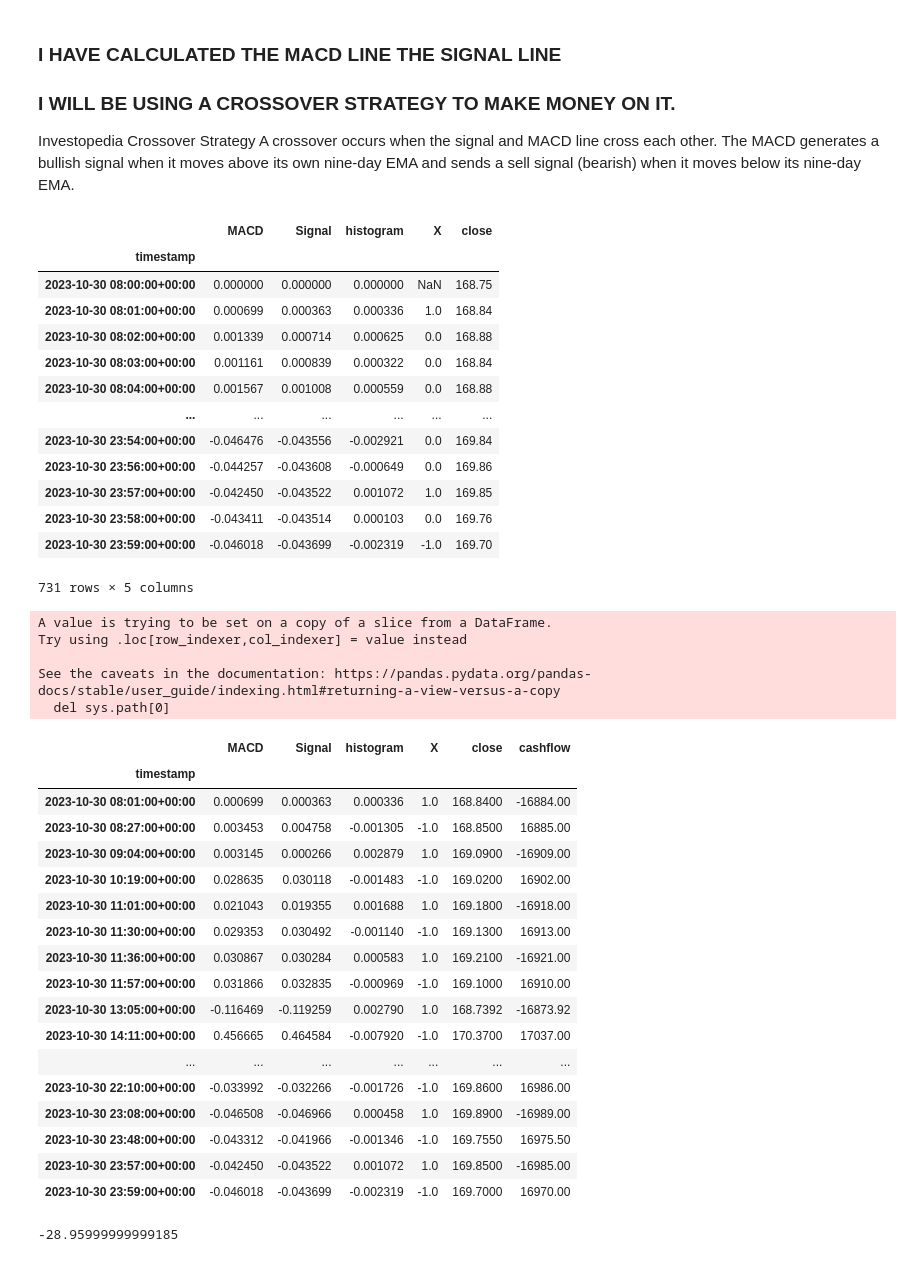
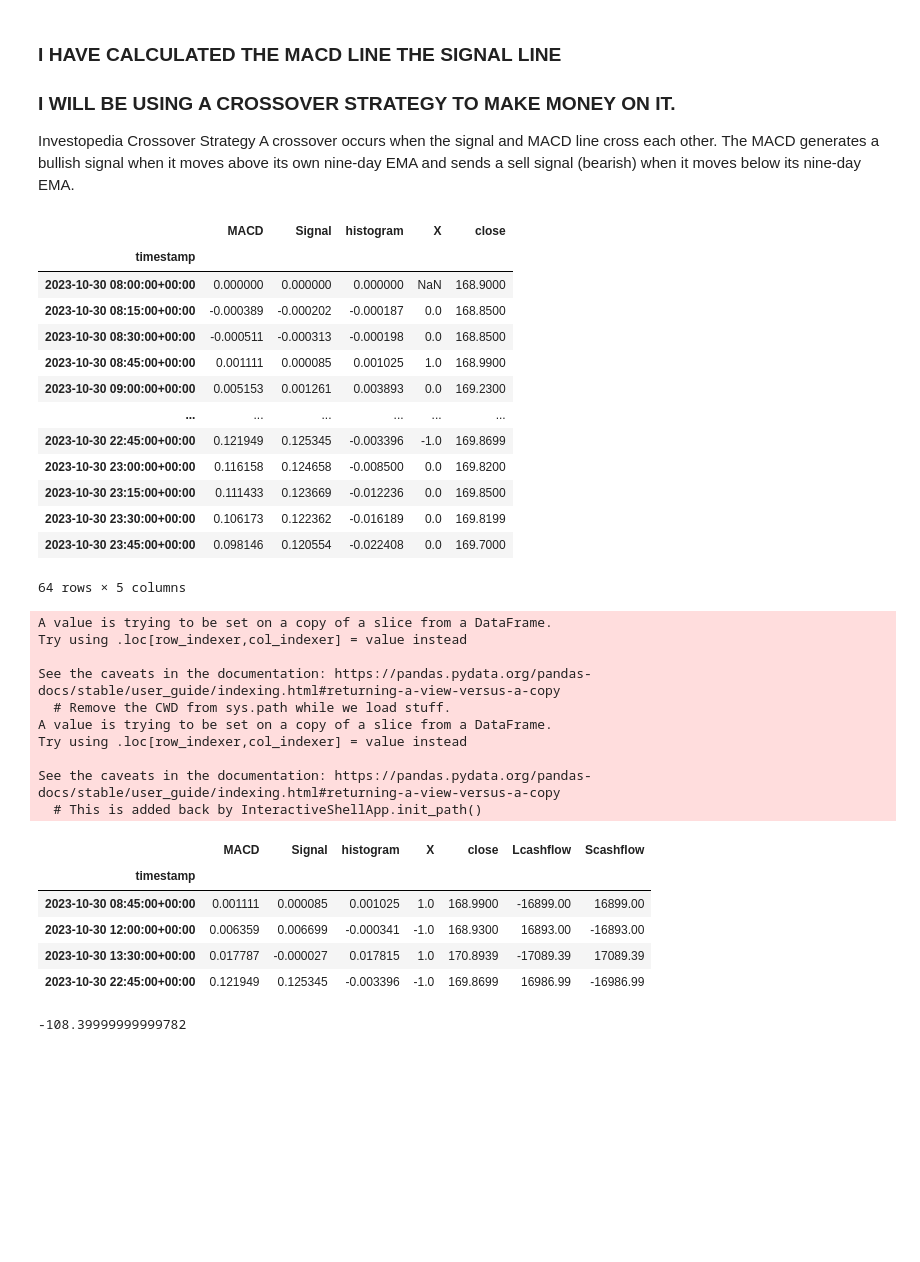
Before and after one commit to harithmd1/project1_group2, a Jupyter notebook: Momentum_MACD_Michael.ipynb, the cells around one changed output. Drawn from its saved outputs; the diff is of its cells as text; code cells hidden in the pictures; blank space fills up the shorter version.

```diff
--- a/Momentum_MACD_Michael.ipynb
+++ b/Momentum_MACD_Michael.ipynb
@@ -26,16 +25,11 @@ alpaca=tradeapi.REST(
     api_version='v2'
 )
 # %%
-# Format current date as ISO format
+# Define Variables for Alpaca
 start_time=pd.Timestamp('2023-10-30', tz='America/New_York').isoformat()
 end_time=pd.Timestamp('2023-10-31', tz='America/New_York').isoformat()
-
-# Set the tickers
 tickers = ["AAPL"]
-
-# Set timeframe to "1Minute" for Alpaca API
-timeframe = "1Min"
-
+timeframe = "15min"
 # Get current closing prices for AAPL and SP500
 df_tickers=alpaca.get_bars(
     tickers,
@@ -43,7 +37,6 @@ df_tickers=alpaca.get_bars(
     start=start_time,
     end=end_time
 ).df
-
 df_tickers
 # %% [output]
 |  | close | high | low | trade_count | open | volume | vwap | symbol |
@@ -194,59 +186,51 @@ A crossover occurs when the signal and MACD line cross each other. The MACD gene
 # %%
 # Creating signals
 # Finding long or short trades
 df_macd["X"]=np.where(df_macd["MACD"]>df_macd["Signal"],1,0)
 df_macd["X"]=df_macd["X"].diff()
 df_macd['close'] = df_tickers['close']
 display(df_macd)
-
 # Extracting the timestamps that indicate bullish signals (Signals where we buy) and that indicate bearish signals (signals where we sell)
 Xreturns=df_macd[df_macd["X"].isin([1,-1])]
-
-
 # Dataframe with trade signals and dates
-Xreturns['cashflow'] = -Xreturns['X'] * Xreturns['close'] * shares
-cashflow = Xreturns["cashflow"].sum()
+Xreturns['Lcashflow'] = -Xreturns['X'] * Xreturns['close'] * shares
+Xreturns['Scashflow'] = Xreturns['X'] * Xreturns['close'] * shares
+cashflowl = Xreturns["Lcashflow"].sum()
+cashflows = Xreturns["Scashflow"].sum()
 display(Xreturns)
-display(cashflow)
+display(cashflowl)
 # %% [output]
 |  | MACD | Signal | histogram | X | close |
 | timestamp |  |  |  |  |  |
-| 2023-10-30 08:00:00+00:00 | 0.000000 | 0.000000 | 0.000000 | NaN | 168.75 |
-| 2023-10-30 08:01:00+00:00 | 0.000699 | 0.000363 | 0.000336 | 1.0 | 168.84 |
-| 2023-10-30 08:02:00+00:00 | 0.001339 | 0.000714 | 0.000625 | 0.0 | 168.88 |
-| 2023-10-30 08:03:00+00:00 | 0.001161 | 0.000839 | 0.000322 | 0.0 | 168.84 |
-| 2023-10-30 08:04:00+00:00 | 0.001567 | 0.001008 | 0.000559 | 0.0 | 168.88 |
+| 2023-10-30 08:00:00+00:00 | 0.000000 | 0.000000 | 0.000000 | NaN | 168.9000 |
+| 2023-10-30 08:15:00+00:00 | -0.000389 | -0.000202 | -0.000187 | 0.0 | 168.8500 |
+| 2023-10-30 08:30:00+00:00 | -0.000511 | -0.000313 | -0.000198 | 0.0 | 168.8500 |
+| 2023-10-30 08:45:00+00:00 | 0.001111 | 0.000085 | 0.001025 | 1.0 | 168.9900 |
+| 2023-10-30 09:00:00+00:00 | 0.005153 | 0.001261 | 0.003893 | 0.0 | 169.2300 |
 | ... | ... | ... | ... | ... | ... |
-| 2023-10-30 23:54:00+00:00 | -0.046476 | -0.043556 | -0.002921 | 0.0 | 169.84 |
-| 2023-10-30 23:56:00+00:00 | -0.044257 | -0.043608 | -0.000649 | 0.0 | 169.86 |
-| 2023-10-30 23:57:00+00:00 | -0.042450 | -0.043522 | 0.001072 | 1.0 | 169.85 |
-| 2023-10-30 23:58:00+00:00 | -0.043411 | -0.043514 | 0.000103 | 0.0 | 169.76 |
-| 2023-10-30 23:59:00+00:00 | -0.046018 | -0.043699 | -0.002319 | -1.0 | 169.70 |
+| 2023-10-30 22:45:00+00:00 | 0.121949 | 0.125345 | -0.003396 | -1.0 | 169.8699 |
+| 2023-10-30 23:00:00+00:00 | 0.116158 | 0.124658 | -0.008500 | 0.0 | 169.8200 |
+| 2023-10-30 23:15:00+00:00 | 0.111433 | 0.123669 | -0.012236 | 0.0 | 169.8500 |
+| 2023-10-30 23:30:00+00:00 | 0.106173 | 0.122362 | -0.016189 | 0.0 | 169.8199 |
+| 2023-10-30 23:45:00+00:00 | 0.098146 | 0.120554 | -0.022408 | 0.0 | 169.7000 |
-731 rows × 5 columns
+64 rows × 5 columns
 A value is trying to be set on a copy of a slice from a DataFrame.
 Try using .loc[row_indexer,col_indexer] = value instead
 
 See the caveats in the documentation: https://pandas.pydata.org/pandas-docs/stable/user_guide/indexing.html#returning-a-view-versus-a-copy
-  del sys.path[0]
+  # Remove the CWD from sys.path while we load stuff.
+A value is trying to be set on a copy of a slice from a DataFrame.
+Try using .loc[row_indexer,col_indexer] = value instead
+
+See the caveats in the documentation: https://pandas.pydata.org/pandas-docs/stable/user_guide/indexing.html#returning-a-view-versus-a-copy
+  # This is added back by InteractiveShellApp.init_path()
-|  | MACD | Signal | histogram | X | close | cashflow |
-| timestamp |  |  |  |  |  |  |
-| 2023-10-30 08:01:00+00:00 | 0.000699 | 0.000363 | 0.000336 | 1.0 | 168.8400 | -16884.00 |
-| 2023-10-30 08:27:00+00:00 | 0.003453 | 0.004758 | -0.001305 | -1.0 | 168.8500 | 16885.00 |
-| 2023-10-30 09:04:00+00:00 | 0.003145 | 0.000266 | 0.002879 | 1.0 | 169.0900 | -16909.00 |
-| 2023-10-30 10:19:00+00:00 | 0.028635 | 0.030118 | -0.001483 | -1.0 | 169.0200 | 16902.00 |
-| 2023-10-30 11:01:00+00:00 | 0.021043 | 0.019355 | 0.001688 | 1.0 | 169.1800 | -16918.00 |
-| 2023-10-30 11:30:00+00:00 | 0.029353 | 0.030492 | -0.001140 | -1.0 | 169.1300 | 16913.00 |
-| 2023-10-30 11:36:00+00:00 | 0.030867 | 0.030284 | 0.000583 | 1.0 | 169.2100 | -16921.00 |
-| 2023-10-30 11:57:00+00:00 | 0.031866 | 0.032835 | -0.000969 | -1.0 | 169.1000 | 16910.00 |
-| 2023-10-30 13:05:00+00:00 | -0.116469 | -0.119259 | 0.002790 | 1.0 | 168.7392 | -16873.92 |
-| 2023-10-30 14:11:00+00:00 | 0.456665 | 0.464584 | -0.007920 | -1.0 | 170.3700 | 17037.00 |
-| ... | ... | ... | ... | ... | ... | ... |
-| 2023-10-30 22:10:00+00:00 | -0.033992 | -0.032266 | -0.001726 | -1.0 | 169.8600 | 16986.00 |
-| 2023-10-30 23:08:00+00:00 | -0.046508 | -0.046966 | 0.000458 | 1.0 | 169.8900 | -16989.00 |
-| 2023-10-30 23:48:00+00:00 | -0.043312 | -0.041966 | -0.001346 | -1.0 | 169.7550 | 16975.50 |
-| 2023-10-30 23:57:00+00:00 | -0.042450 | -0.043522 | 0.001072 | 1.0 | 169.8500 | -16985.00 |
-| 2023-10-30 23:59:00+00:00 | -0.046018 | -0.043699 | -0.002319 | -1.0 | 169.7000 | 16970.00 |
+|  | MACD | Signal | histogram | X | close | Lcashflow | Scashflow |
+| timestamp |  |  |  |  |  |  |  |
+| 2023-10-30 08:45:00+00:00 | 0.001111 | 0.000085 | 0.001025 | 1.0 | 168.9900 | -16899.00 | 16899.00 |
+| 2023-10-30 12:00:00+00:00 | 0.006359 | 0.006699 | -0.000341 | -1.0 | 168.9300 | 16893.00 | -16893.00 |
+| 2023-10-30 13:30:00+00:00 | 0.017787 | -0.000027 | 0.017815 | 1.0 | 170.8939 | -17089.39 | 17089.39 |
+| 2023-10-30 22:45:00+00:00 | 0.121949 | 0.125345 | -0.003396 | -1.0 | 169.8699 | 16986.99 | -16986.99 |
--28.95999999999185
+-108.39999999999782
 # %%
 ### Cashflow is being calculated as the sum of all outflows and inflows of cash. The outflows are when we are buying, that inflows are when we are selling.
 ### The benchmark is being calculated as a result of the initial value of 100 shares defined in the fund variable minus the last value in the df_tickers['benchmark'] column.
```
Also changed, not shown: parts of 6 cells of this notebook.
